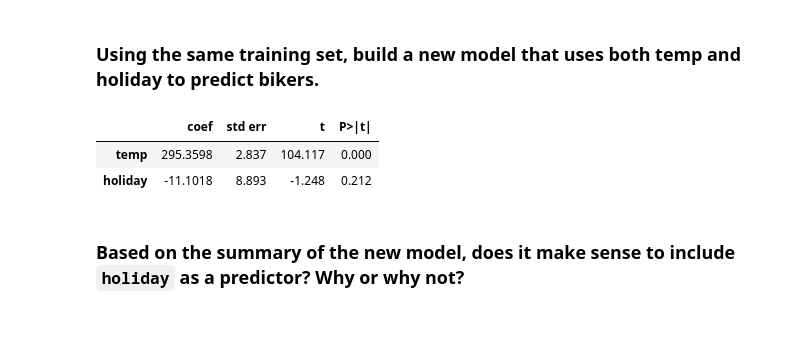
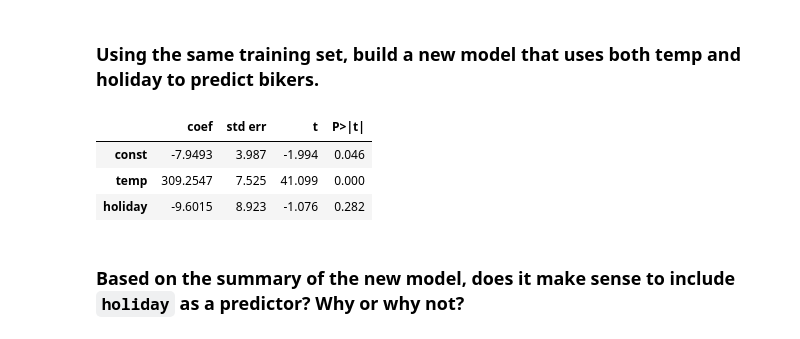
Before and after one commit to logandemianczyk/code_2600, a Jupyter notebook: mod04_linear.ipynb, the cells around one changed output. Cells and saved outputs as stored; diff of their text form; code cells hidden in the pictures.

```diff
--- a/mod04_linear.ipynb
+++ b/mod04_linear.ipynb
@@ -218,13 +218,15 @@ abline(ax,
 # %% [markdown]
 ### Using the same training set, build a new model that uses both temp and holiday to predict bikers.
 # %%
-model_2 = sm.OLS(y_train, X_train[['temp','holiday']])
+X2 = sm.add_constant(X_train[['temp','holiday']])
+model_2 = sm.OLS(y_train, X2)
 results_2 = model_2.fit()
 summarize(results_2)
 # %% [output]
 |  | coef | std err | t | P>|t| |
-| temp | 295.3598 | 2.837 | 104.117 | 0.000 |
-| holiday | -11.1018 | 8.893 | -1.248 | 0.212 |
+| const | -7.9493 | 3.987 | -1.994 | 0.046 |
+| temp | 309.2547 | 7.525 | 41.099 | 0.000 |
+| holiday | -9.6015 | 8.923 | -1.076 | 0.282 |
 # %% [markdown]
 ### Based on the summary of the new model, does it make sense to include `holiday` as a predictor? Why or why not?
 # %% [markdown]
```
Also changed, not shown: parts of 3 cells of this notebook.
